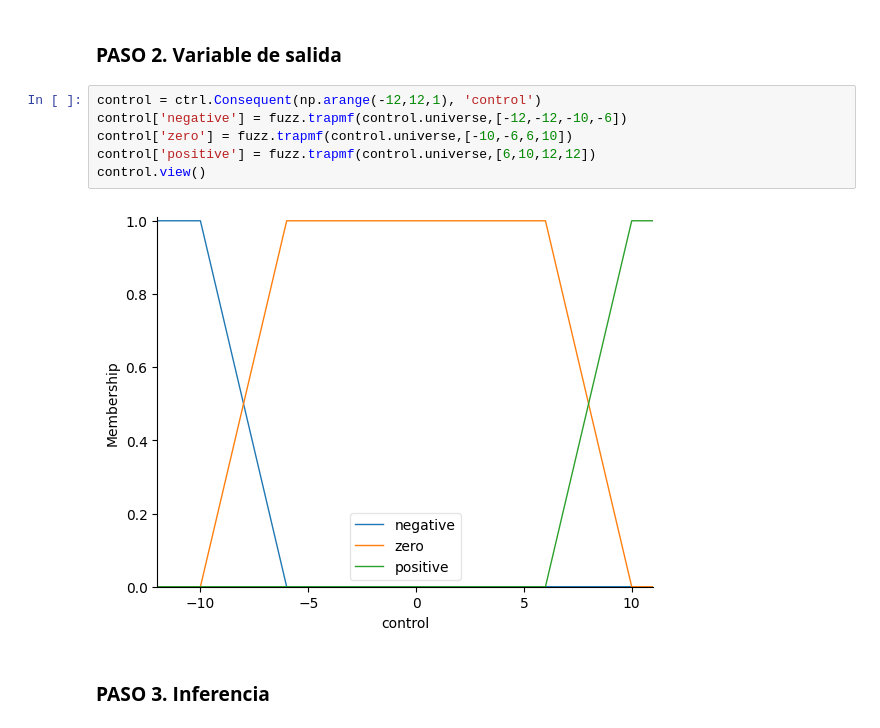
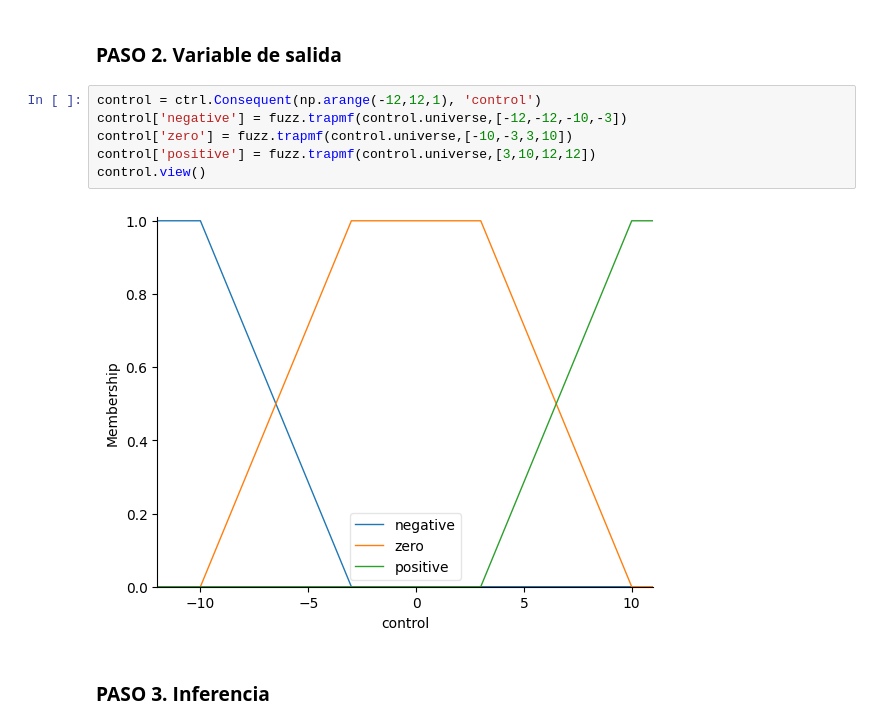
Before and after one commit to DeisyData/IA_Fuzzy, a Jupyter notebook: Clase_1_Fuzzy.ipynb, the cells around one changed output. Cells and saved outputs as stored; diff of their text form.

```diff
--- a/Clase_1_Fuzzy.ipynb
+++ b/Clase_1_Fuzzy.ipynb
@@ -46,12 +62,12 @@ error.view()
 ### **PASO 2. Variable de salida**
 # %%
 control = ctrl.Consequent(np.arange(-12,12,1), 'control')
-control['negative'] = fuzz.trapmf(control.universe,[-12,-12,-10,-6])
-control['zero'] = fuzz.trapmf(control.universe,[-10,-6,6,10])
-control['positive'] = fuzz.trapmf(control.universe,[6,10,12,12])
+control['negative'] = fuzz.trapmf(control.universe,[-12,-12,-10,-3])
+control['zero'] = fuzz.trapmf(control.universe,[-10,-3,3,10])
+control['positive'] = fuzz.trapmf(control.universe,[3,10,12,12])
 control.view()
 # %% [output]
-[figure, old version]
+[figure, new version]
 # %% [markdown]
 ### **PASO 3. Inferencia**
 # %%
```
Also changed, not shown: parts of 9 cells of this notebook.
